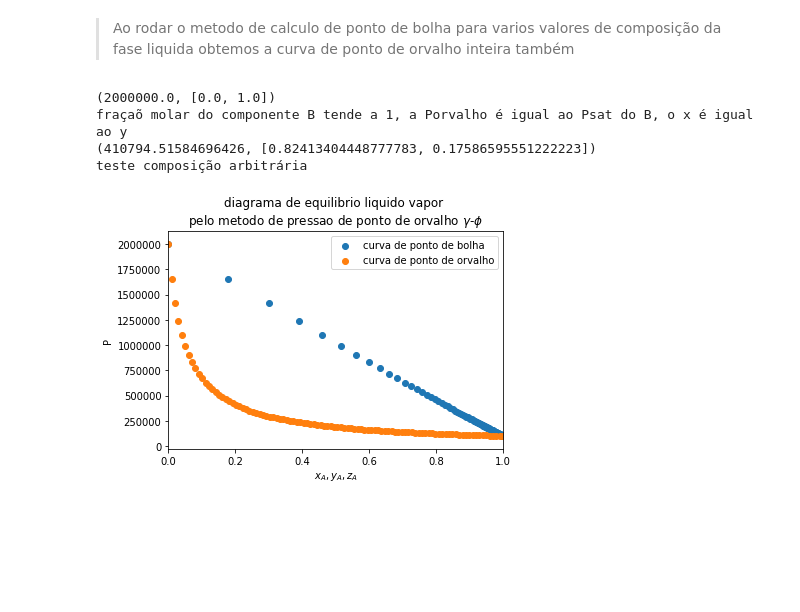
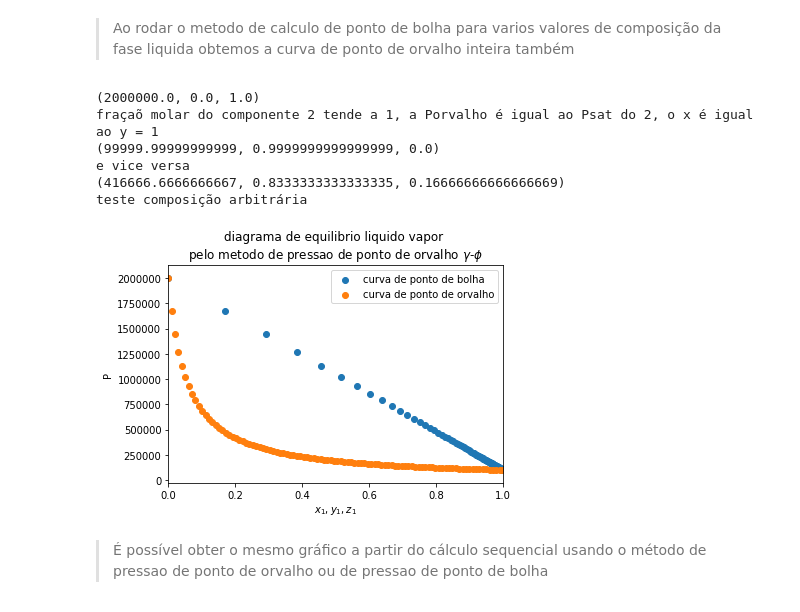
Before and after one commit to iurisegtovich/EQE359_Termodinamica_I, a Jupyter notebook: material_didatico/x_x_algoritmo_orvalho_margules/pbolha_porvalho.ipynb, the cells around one changed output. Cells and saved outputs as stored; diff of their text form; code cells hidden in the pictures; blank space fills up the shorter version.

```diff
--- a/material_didatico/x_x_algoritmo_orvalho_margules/pbolha_porvalho.ipynb
+++ b/material_didatico/x_x_algoritmo_orvalho_margules/pbolha_porvalho.ipynb
@@ -174,37 +218,49 @@ def func_Porvalho(vetor_z):
 # %%
-vy_test=[.0,1.]
-resposta_porvalho_test = func_Porvalho(vy_test)
+y1_test=0.
+y2_test=1.
+resposta_porvalho_test = func_Porvalho(z1=y1_test,z2=y2_test)
 print(resposta_porvalho_test)
-print('fraçaõ molar do componente B tende a 1, a Porvalho é igual ao Psat do B, o x é igual ao y')
+print('fraçaõ molar do componente 2 tende a 1, a Porvalho é igual ao Psat do 2, o x é igual ao y = 1')
 
-vy_test=[.2,.8]
-resposta_porvalho_test = func_Porvalho(vy_test)
+y1_test=1.
+y2_test=0.
+resposta_porvalho_test = func_Porvalho(z1=y1_test,z2=y2_test)
+print(resposta_porvalho_test)
+print('e vice versa')
+
+y1_test=.2
+y2_test=.8
+resposta_porvalho_test = func_Porvalho(z1=y1_test,z2=y2_test)
 print(resposta_porvalho_test)
 print('teste composição arbitrária')
 # %% [output]
-(2000000.0, [0.0, 1.0])
-fraçaõ molar do componente B tende a 1, a Porvalho é igual ao Psat do B, o x é igual ao y
-(410794.51584696426, [0.82413404448777783, 0.17586595551222223])
+(2000000.0, 0.0, 1.0)
+fraçaõ molar do componente 2 tende a 1, a Porvalho é igual ao Psat do 2, o x é igual ao y = 1
+(99999.99999999999, 0.9999999999999999, 0.0)
+e vice versa
+(416666.6666666667, 0.8333333333333335, 0.16666666666666669)
 teste composição arbitrária
 # %%
 #fazer um gráfico
-vetor_yA = np.linspace(0,1,100) #vetor_fracoes_molares_de_A_em_fase_liquida
-vetor_yB = 1.-vetor_yA
+vetor_y1 = np.linspace(0,1,100) #vetor_fracoes_molares_de_A_em_fase_liquida
+vetor_y2 = 1.-vetor_y1
 
-vetor_xA = np.zeros(100)
-vetor_xB = np.zeros(100)
+vetor_x1 = np.zeros(100)
+vetor_x2 = np.zeros(100)
 vetor_P = np.zeros(100)
 
 for i in range(100):
-    vetor_P[i],[vetor_xA[i],vetor_xB[i]] = func_Porvalho([vetor_yA[i],vetor_yB[i]])
+    vetor_P[i],vetor_x1[i],vetor_x2[i] = func_Porvalho(z1=vetor_y1[i],z2=vetor_y2[i])
 # %%
 plt.title('diagrama de equilibrio liquido vapor \n'r'pelo metodo de pressao de ponto de orvalho $\gamma$-$\phi$')
-plt.scatter(vetor_xA,vetor_P,label='curva de ponto de bolha')
-plt.scatter(vetor_yA,vetor_P,label='curva de ponto de orvalho')
+plt.scatter(vetor_x1,vetor_P,label='curva de ponto de bolha')
+plt.scatter(vetor_y1,vetor_P,label='curva de ponto de orvalho')
 plt.ylabel('P')
-plt.xlabel(r'$x_A,y_A,z_A$')
+plt.xlabel(r'$x_1,y_1,z_1$')
 plt.legend()
 plt.xlim(0,1)
 plt.show()
 # %% [output]
-[figure, old version]
+[figure, new version]
+# %% [markdown]
+> É possível obter o mesmo gráfico a partir do cálculo sequencial usando o método de pressao de ponto de orvalho ou de pressao de ponto de bolha
```
Also changed, not shown: parts of 19 cells of this notebook.
